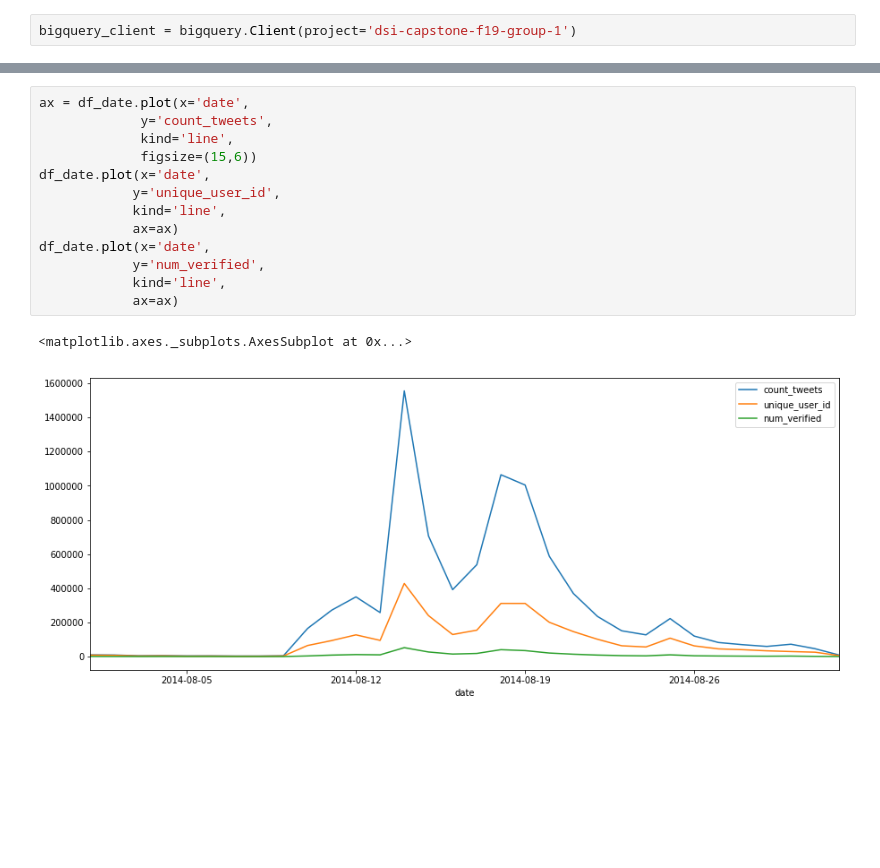
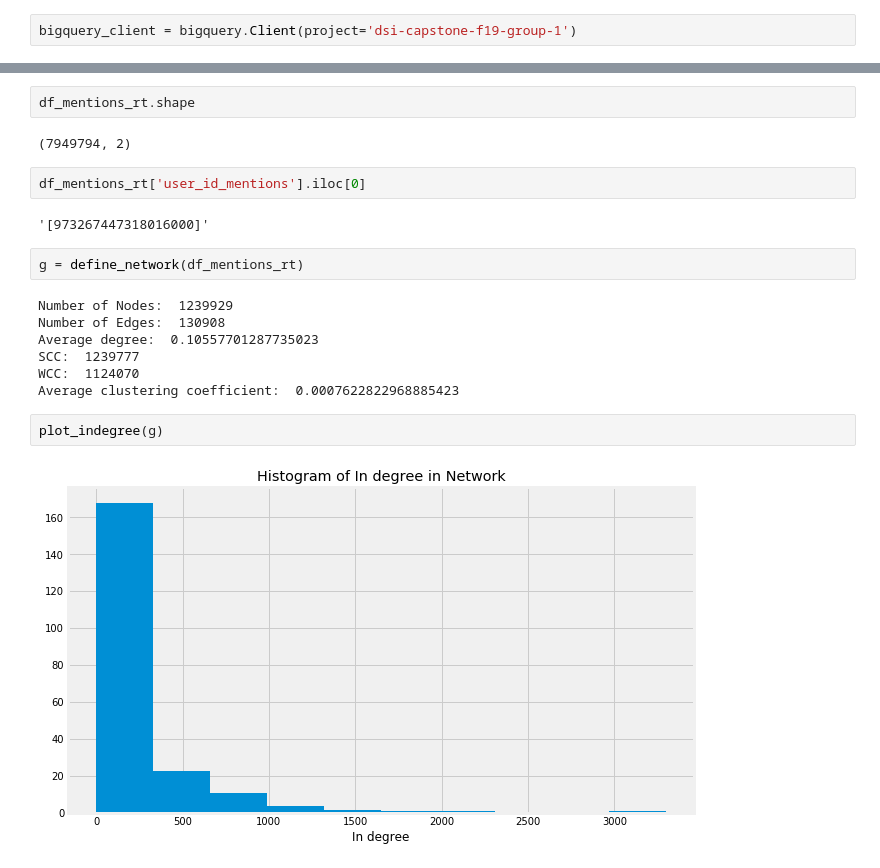
Before and after one commit to opardo/BlackLivesMatter, a Jupyter notebook: EDA/EDA_Andrea.ipynb, the cells around one changed output, grey strips where cells are left out. Saved outputs shown, nothing was run; the diff lists cells and outputs as text; blank space fills up the shorter version.

```diff
--- a/EDA/EDA_Andrea.ipynb
+++ b/EDA/EDA_Andrea.ipynb
@@ -27,16 +136,21 @@ df_date.head()
-# %%
-ax = df_date.plot(x='date',
-             y='count_tweets',
-             kind='line',
-             figsize=(15,6))
-df_date.plot(x='date',
-            y='unique_user_id',
-            kind='line',
-            ax=ax)
-df_date.plot(x='date',
-            y='num_verified',
-            kind='line',
-            ax=ax)
-# %% [output]
-<matplotlib.axes._subplots.AxesSubplot at 0x...>
-[figure, removed]
+# %%
+df_mentions_rt.shape
+# %% [output]
+(7949794, 2)
+# %%
+df_mentions_rt['user_id_mentions'].iloc[0]
+# %% [output]
+'[973267447318016000]'
+# %%
+g = define_network(df_mentions_rt)
+# %% [output]
+Number of Nodes:  1239929
+Number of Edges:  130908
+Average degree:  0.10557701287735023
+SCC:  1239777
+WCC:  1124070
+Average clustering coefficient:  0.0007622822968885423
+# %%
+plot_indegree(g)
+# %% [output]
+[figure, added]
```
Also changed, not shown: parts of 14 cells of this notebook.
